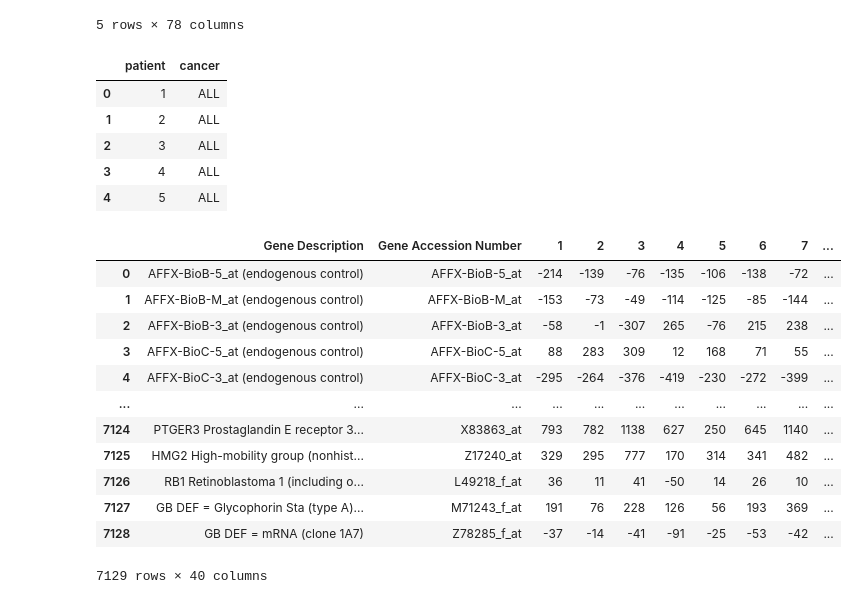
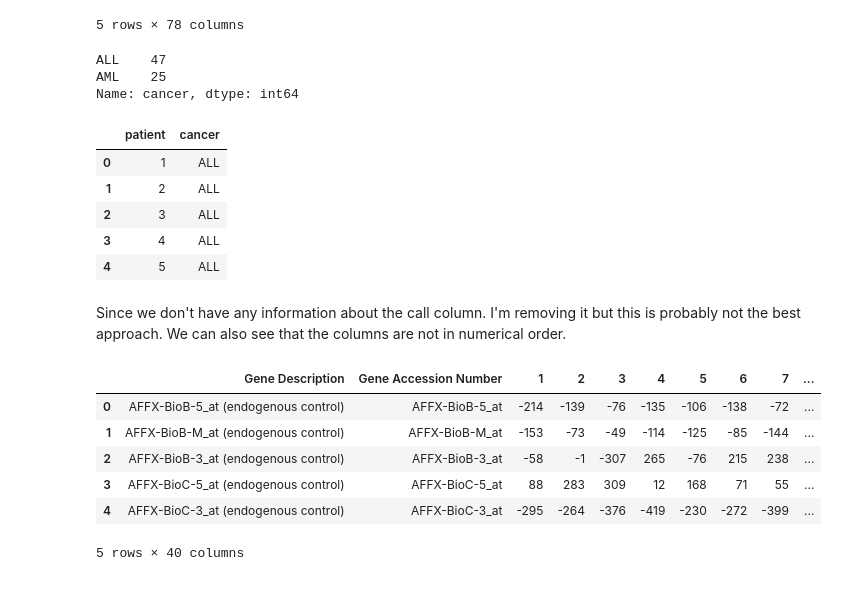
Before and after one commit to brbergamo/gene_expression_project, a Jupyter notebook: gene_expression_notebook.ipynb, the cells around one changed output. Saved outputs shown, nothing was run; the diff lists cells and outputs as text; code cells hidden in the pictures.

```diff
--- a/gene_expression_notebook.ipynb
+++ b/gene_expression_notebook.ipynb
@@ -61,28 +61,31 @@ gene_expression_train.head()
 5 rows × 78 columns
 # %%
 metadata = pd.read_csv(path + "/actual.csv")
+
+print(metadata["cancer"].value_counts())
+
 metadata.head()
 # %% [output]
+ALL    47
+AML    25
+Name: cancer, dtype: int64
 |  | patient | cancer |
 | 0 | 1 | ALL |
 | 1 | 2 | ALL |
 | 2 | 3 | ALL |
 | 3 | 4 | ALL |
 | 4 | 5 | ALL |
+# %% [markdown]
+Since we don't have any information about the call column. I'm removing it but this is probably not the best approach. We can also see that the columns are not in numerical order.
 # %%
 df1 = [col for col in gene_expression_train.columns if "call" not in col]
-gene_expression_train[df1]
+X_train = gene_expression_train[df1]
+X_train.head()
 # %% [output]
 |  | Gene Description | Gene Accession Number | 1 | 2 | 3 | 4 | 5 | 6 | 7 | ... |
 | 0 | AFFX-BioB-5_at (endogenous control) | AFFX-BioB-5_at | -214 | -139 | -76 | -135 | -106 | -138 | -72 | ... |
 | 1 | AFFX-BioB-M_at (endogenous control) | AFFX-BioB-M_at | -153 | -73 | -49 | -114 | -125 | -85 | -144 | ... |
 | 2 | AFFX-BioB-3_at (endogenous control) | AFFX-BioB-3_at | -58 | -1 | -307 | 265 | -76 | 215 | 238 | ... |
 | 3 | AFFX-BioC-5_at (endogenous control) | AFFX-BioC-5_at | 88 | 283 | 309 | 12 | 168 | 71 | 55 | ... |
 | 4 | AFFX-BioC-3_at (endogenous control) | AFFX-BioC-3_at | -295 | -264 | -376 | -419 | -230 | -272 | -399 | ... |
-| ... | ... | ... | ... | ... | ... | ... | ... | ... | ... | ... |
-| 7124 | PTGER3 Prostaglandin E receptor 3... | X83863_at | 793 | 782 | 1138 | 627 | 250 | 645 | 1140 | ... |
-| 7125 | HMG2 High-mobility group (nonhist... | Z17240_at | 329 | 295 | 777 | 170 | 314 | 341 | 482 | ... |
-| 7126 | RB1 Retinoblastoma 1 (including o... | L49218_f_at | 36 | 11 | 41 | -50 | 14 | 26 | 10 | ... |
-| 7127 | GB DEF = Glycophorin Sta (type A)... | M71243_f_at | 191 | 76 | 228 | 126 | 56 | 193 | 369 | ... |
-| 7128 | GB DEF = mRNA (clone 1A7) | Z78285_f_at | -37 | -14 | -41 | -91 | -25 | -53 | -42 | ... |
-7129 rows × 40 columns
+5 rows × 40 columns
```
Also changed, not shown: parts of 10 cells of this notebook.
